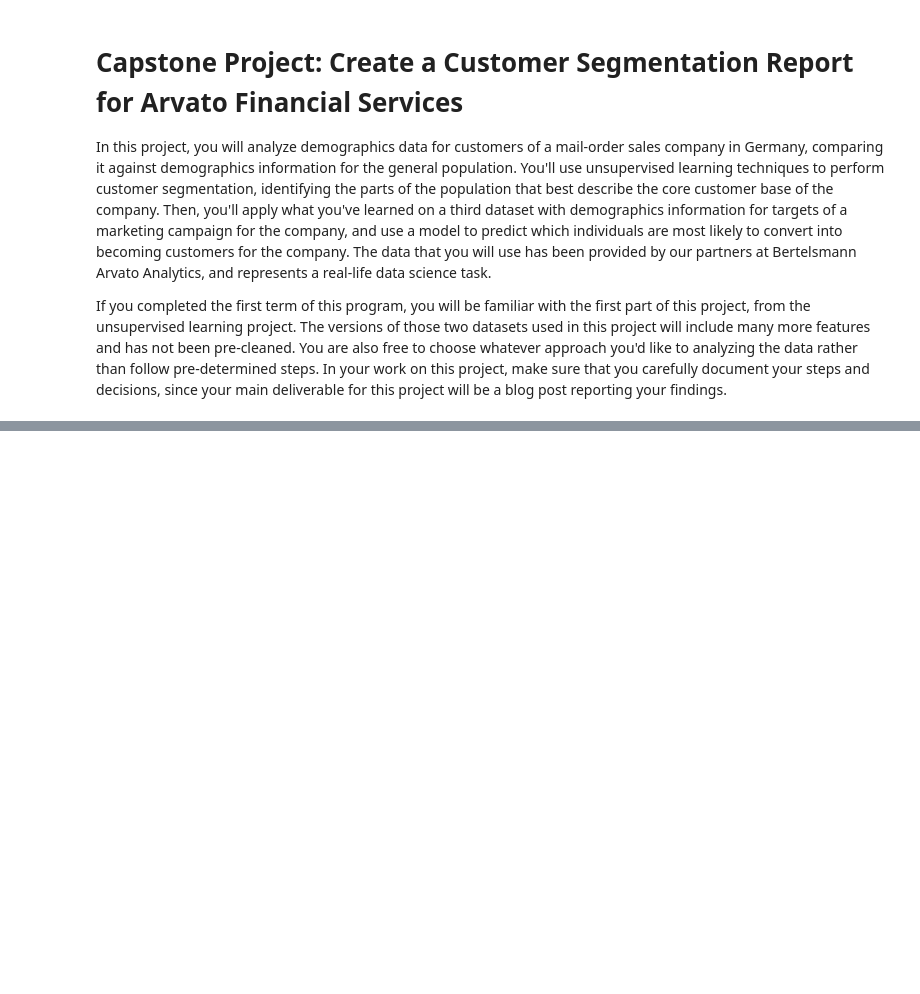
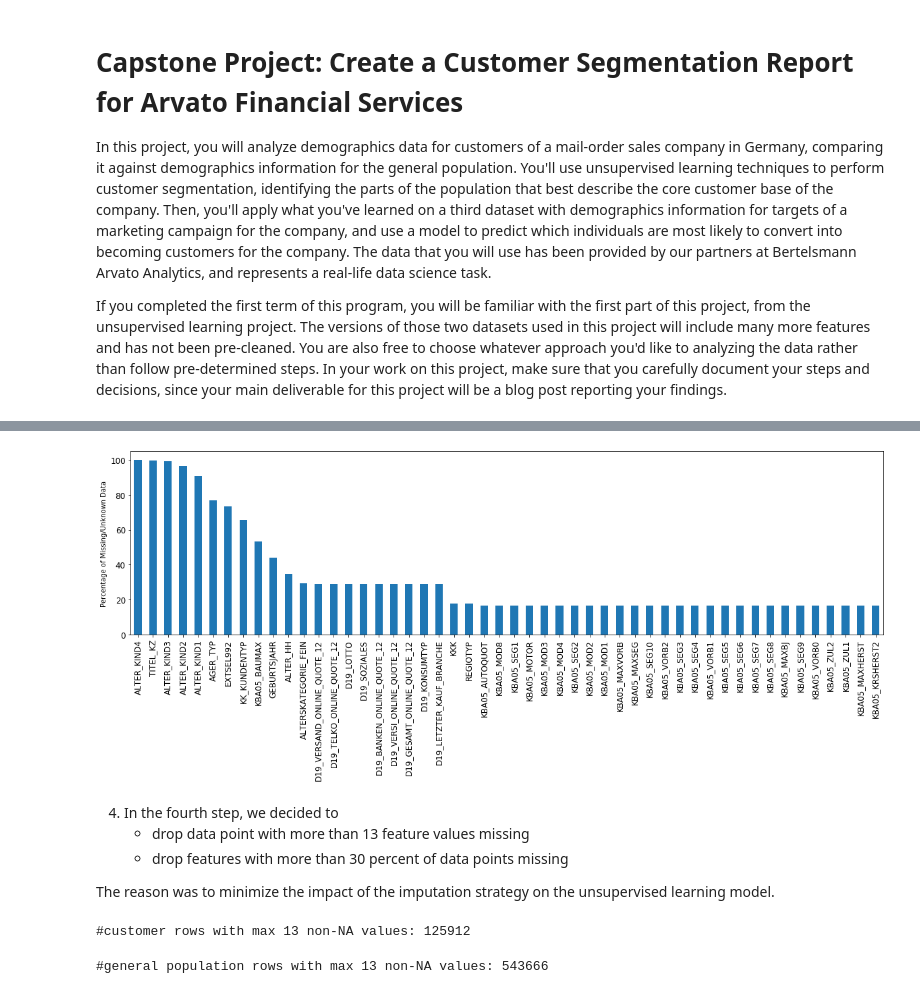
Before and after one commit to kross11480/courses, a Jupyter notebook: capstone/Arvato Project Workbook.ipynb, the cells around one changed output, grey strips where cells are left out. Cells and saved outputs as stored; diff of their text form; code cells hidden in the pictures; blank space fills up the shorter version.

```diff
--- a/capstone/Arvato Project Workbook.ipynb
+++ b/capstone/Arvato Project Workbook.ipynb
@@ -370,0 +130,24 @@ mailout_test = pd.read_csv('../../data/Term2/capstone/arvato_data/Udacity_MAILOU
+# %%
+#update the missing and unknown values e.g. -1 as null
+azdias = update_unknown_to_nan(azdias, feat_info)
+#show missing values after checking for missing and unknown values in dataset
+plot_miss_val(azdias, top_n=50)
+# %% [output]
+[figure, added]
+# %% [markdown]
+4) In the fourth step, we decided to
+    - drop data point with more than 13 feature values missing
+    - drop features with more than 30 percent of data points missing
+
+The reason was to minimize the impact of the imputation strategy on the unsupervised learning model.
+# %%
+# Remove rows with incomplete customer information (e.g. 13 feature data missing)
+cust_optrows = customers.dropna(thresh=353) # requires
+print ('#customer rows with max 13 non-NA values:', cust_optrows.shape[0])
+# %% [output]
+#customer rows with max 13 non-NA values: 125912
+# %%
+azdias_optrows = azdias.dropna(thresh=353)
+print ('#general population rows with max 13 non-NA values:', azdias_optrows.shape[0])
+# %% [output]
+#general population rows with max 13 non-NA values: 543666
```
Also changed, not shown: parts of 109 cells of this notebook, 3 other files.
